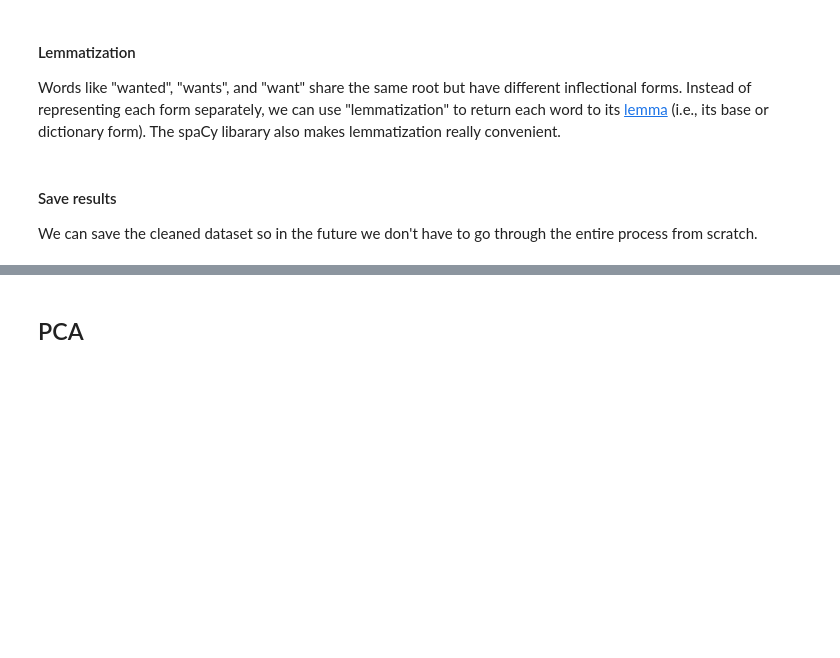
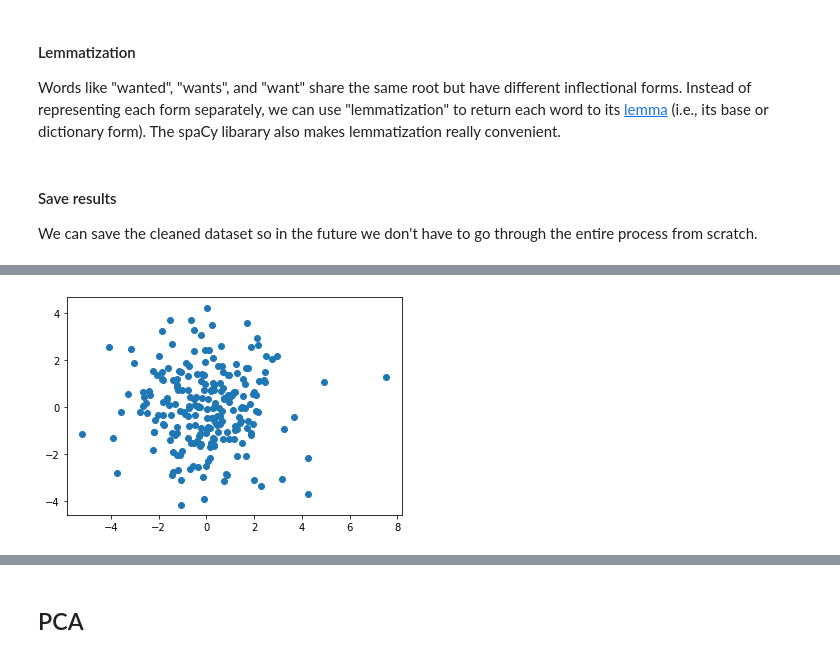
Before and after one commit to Yuan-Meng/unsupervised_learning, a Jupyter notebook: nightwish_eda.ipynb, the cells around one changed output, grey strips where cells are left out. Drawn from its saved outputs; the diff is of its cells as text; code cells hidden in the pictures; blank space fills up the shorter version.

```diff
--- a/nightwish_eda.ipynb
+++ b/nightwish_eda.ipynb
@@ -222,0 +212,8 @@ X_vocab = model[model.wv.vocab]
+# %%
+# Embeddings of lyrics
+lyrics_scaler = StandardScaler()
+X_lyrics_std = lyrics_scaler.fit_transform(X_lyrics)
+
+# Embeddings of vocabulary
+vocab_scaler = StandardScaler()
+X_vocab_std = vocab_scaler.fit_transform(X_vocab)
@@ -222,0 +225,9 @@ X_vocab = model[model.wv.vocab]
+# %%
+# Extract 2 principle components
+X_vocab_pca = PCA(n_components=2).fit_transform(X_vocab_std)
+
+# Visualize on a 2D plane
+plt.scatter(X_vocab_pca[:, 0], X_vocab_pca[:, 1])
+plt.show()
+# %% [output]
+[figure, added]
```
Also changed, not shown: parts of 43 cells of this notebook, 3 other files.
